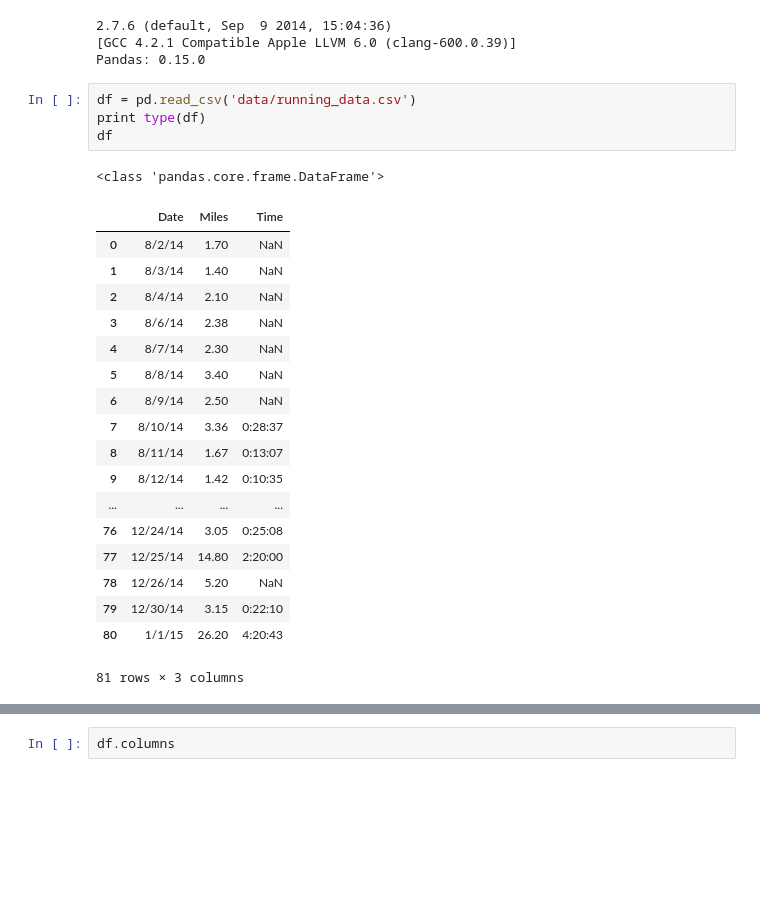
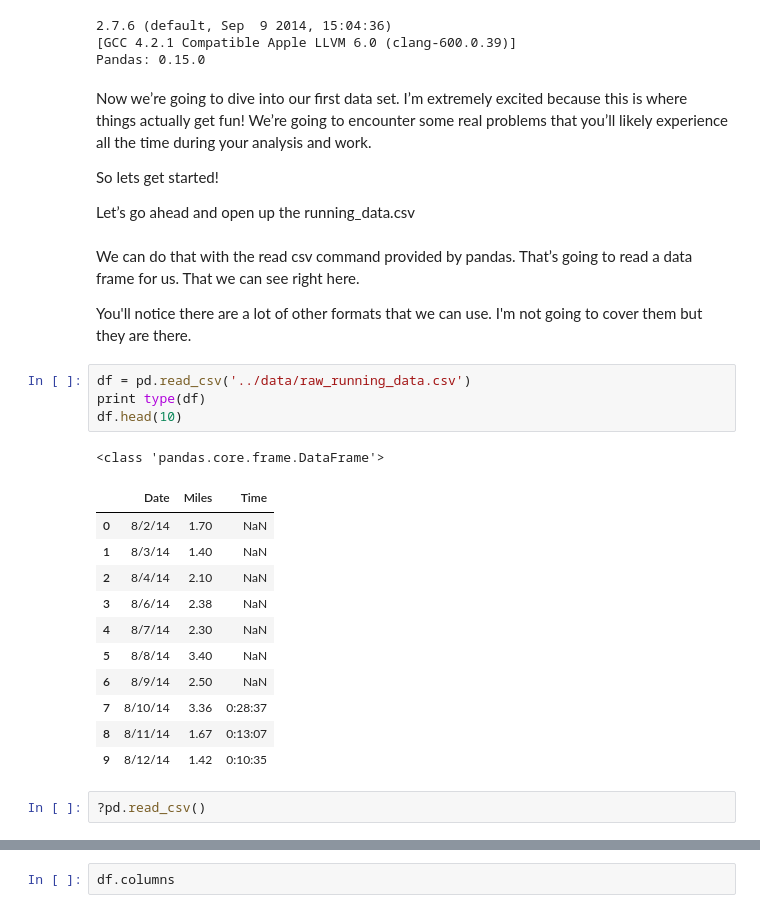
Before and after one commit to bllchmbrs/data_analysis_with_python_and_pandas, a Jupyter notebook: 4 - pandas Basics/4-5 pandas DataFrame Intros to File IO, Plotting, Stats and Joins.ipynb, the cells around one changed output, grey strips where cells are left out. Drawn from its saved outputs; the diff is of its cells as text; blank space fills up the shorter version.

Commit message:
New File Format and Chapter Layout

```diff
--- a/s6 - pandas DataFrame - 2.ipynb
+++ b/4 - pandas Basics/4-5 pandas DataFrame Intros to File IO, Plotting, Stats and Joins.ipynb
@@ -10,27 +10,34 @@ print "Pandas:", pd.version.version
 2.7.6 (default, Sep  9 2014, 15:04:36)
 [GCC 4.2.1 Compatible Apple LLVM 6.0 (clang-600.0.39)]
 Pandas: 0.15.0
+# %% [markdown]
+Now we’re going to dive into our first data set. I’m extremely excited because this is where things actually get fun! We’re going to encounter some real problems that you’ll likely experience all the time during your analysis and work.
+
+So lets get started!
+
+Let’s go ahead and open up the running_data.csv
+# %% [markdown]
+
+We can do that with the read csv command provided by pandas. That’s going to read a data frame for us. That we can see right here.
+
+
+You'll notice there are a lot of other formats that we can use. I'm not going to cover them but they are there.
 # %%
-df = pd.read_csv('data/running_data.csv')
+df = pd.read_csv('../data/raw_running_data.csv')
 print type(df)
-df
+df.head(10)
 # %% [output]
 <class 'pandas.core.frame.DataFrame'>
 |  | Date | Miles | Time |
 | 0 | 8/2/14 | 1.70 | NaN |
 | 1 | 8/3/14 | 1.40 | NaN |
 | 2 | 8/4/14 | 2.10 | NaN |
 | 3 | 8/6/14 | 2.38 | NaN |
 | 4 | 8/7/14 | 2.30 | NaN |
 | 5 | 8/8/14 | 3.40 | NaN |
 | 6 | 8/9/14 | 2.50 | NaN |
 | 7 | 8/10/14 | 3.36 | 0:28:37 |
 | 8 | 8/11/14 | 1.67 | 0:13:07 |
 | 9 | 8/12/14 | 1.42 | 0:10:35 |
-| ... | ... | ... | ... |
-| 76 | 12/24/14 | 3.05 | 0:25:08 |
-| 77 | 12/25/14 | 14.80 | 2:20:00 |
-| 78 | 12/26/14 | 5.20 | NaN |
-| 79 | 12/30/14 | 3.15 | 0:22:10 |
-| 80 | 1/1/15 | 26.20 | 4:20:43 |
-81 rows × 3 columns
+# %%
+?pd.read_csv()
```
Also changed, not shown: parts of 29 cells of this notebook, 28 other files.
